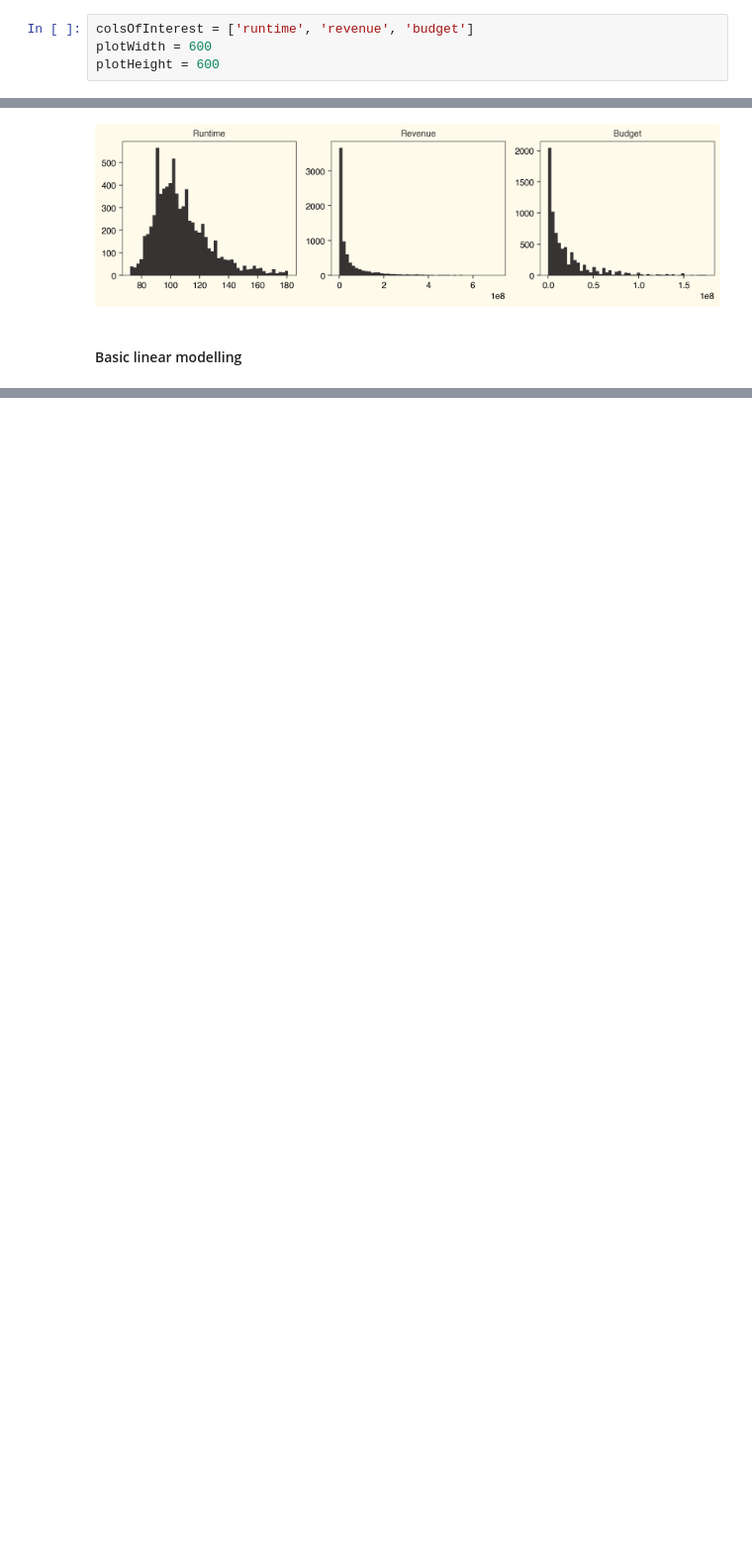
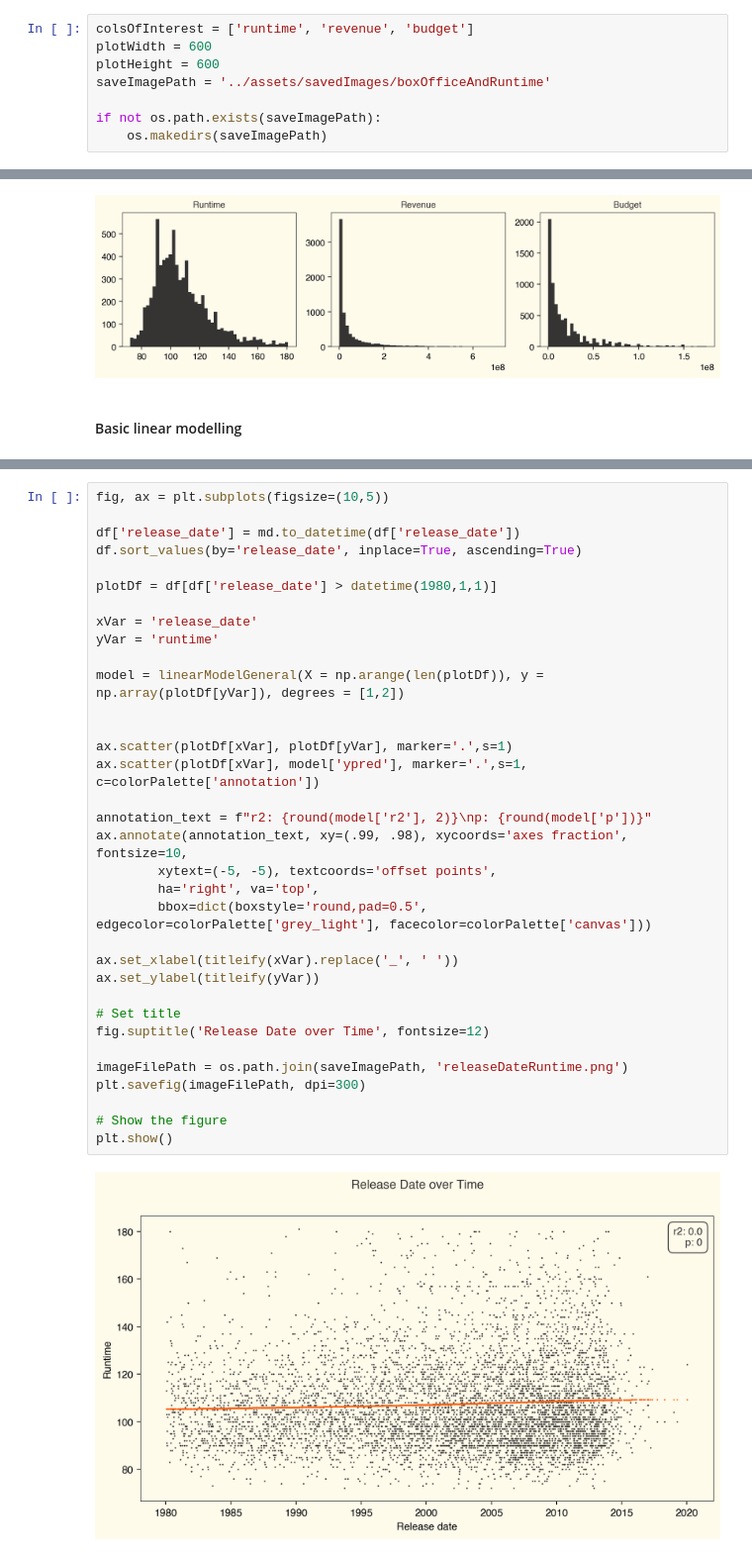
Before and after one commit to kortschotUB/moviesindata, a Jupyter notebook: notebooks/boxOfficeAndRuntime.ipynb, the cells around one changed output, grey strips where cells are left out. Shown at 99% size. Cells and saved outputs as stored; diff of their text form; blank space fills up the shorter version.

```diff
--- a/notebooks/boxOfficeAndRuntime.ipynb
+++ b/notebooks/boxOfficeAndRuntime.ipynb
@@ -34,6 +37,10 @@ df.drop_duplicates(inplace=True, keep='last')
 colsOfInterest = ['runtime', 'revenue', 'budget']
 plotWidth = 600
 plotHeight = 600
+saveImagePath = '../assets/savedImages/boxOfficeAndRuntime'
+
+if not os.path.exists(saveImagePath):
+    os.makedirs(saveImagePath)
 # %% [markdown]
 ### Remove Outliers & Missing Data
 # %%
@@ -125,0 +158,36 @@ plt.show()
+# %%
+fig, ax = plt.subplots(figsize=(10,5))
+
+df['release_date'] = md.to_datetime(df['release_date'])
+df.sort_values(by='release_date', inplace=True, ascending=True)
+
+plotDf = df[df['release_date'] > datetime(1980,1,1)]
+
+xVar = 'release_date'
+yVar = 'runtime'
+
+model = linearModelGeneral(X = np.arange(len(plotDf)), y = np.array(plotDf[yVar]), degrees = [1,2])
+
+
+ax.scatter(plotDf[xVar], plotDf[yVar], marker='.',s=1)
+ax.scatter(plotDf[xVar], model['ypred'], marker='.',s=1, c=colorPalette['annotation'])
+
+annotation_text = f"r2: {round(model['r2'], 2)}\np: {round(model['p'])}"
+ax.annotate(annotation_text, xy=(.99, .98), xycoords='axes fraction', fontsize=10,
+        xytext=(-5, -5), textcoords='offset points',
+        ha='right', va='top',
+        bbox=dict(boxstyle='round,pad=0.5', edgecolor=colorPalette['grey_light'], facecolor=colorPalette['canvas']))
+
+ax.set_xlabel(titleify(xVar).replace('_', ' '))
+ax.set_ylabel(titleify(yVar))
+
+# Set title
+fig.suptitle('Release Date over Time', fontsize=12)
+
+imageFilePath = os.path.join(saveImagePath, 'releaseDateRuntime.png')
+plt.savefig(imageFilePath, dpi=300)
+
+# Show the figure
+plt.show()
+# %% [output]
+[figure, added]
```
Also changed, not shown: parts of 8 cells of this notebook, 8 other files.
